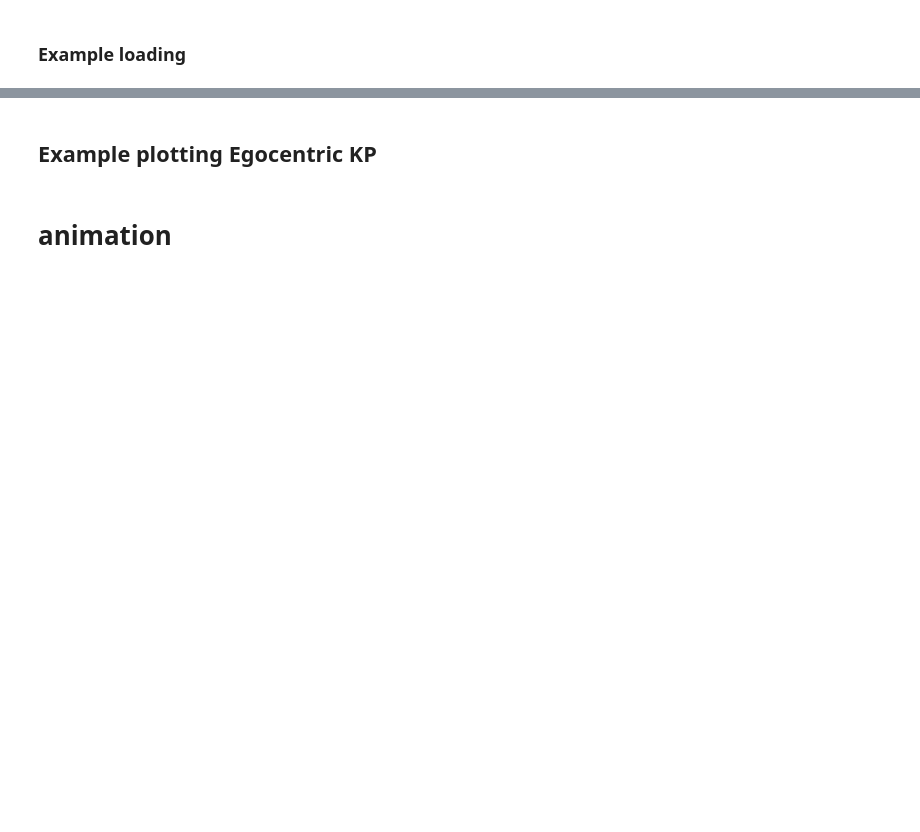
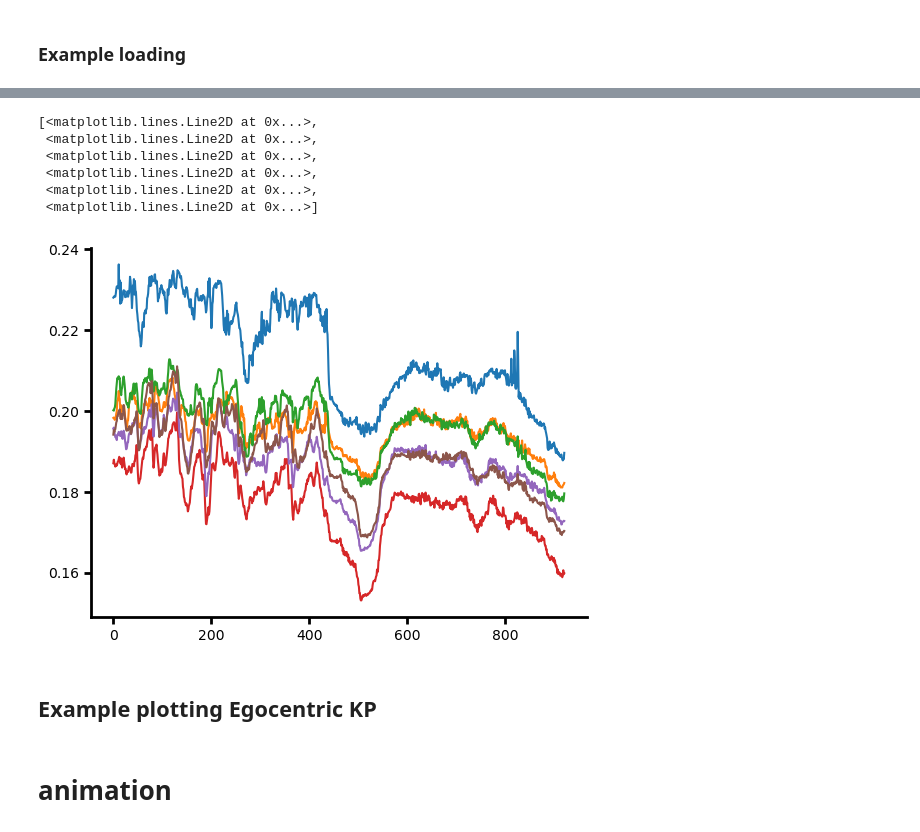
Before and after one commit to elliottabe/3d_tracking_dataset, a Jupyter notebook: notebooks/Courtship_viz.ipynb, the cells around one changed output, grey strips where cells are left out. Drawn from its saved outputs; the diff is of its cells as text; code cells hidden in the pictures; blank space fills up the shorter version.

Commit message:
update stac pipeline

```diff
--- a/notebooks/Courtship_viz.ipynb
+++ b/notebooks/Courtship_viz.ipynb
@@ -96,2 +175,18 @@ floor_path = project_root / 'assets/fruitfly_v1/floor.xml'
 # %% [markdown]
 ### Example loading
+# %%
+# ── Load STAC output ──────────────────────────────────────────────────────────
+# Works for both individual run files and combined batch files.
+#
+# Individual run (flat format):
+#   .../Predictions_3D_XXXXX/stac/Fruitfly_ik_v1_free_walking.h5
+# Combined batch (nested format):
+#   .../Data_analysis/analysis/ik_output_combined_v1_free_walking.h5
+
+# stac_file_path = '/data2/users/eabe/datasets/Johnson_lab/free_walking/Predictions_3D_20260202-171900/stac/Fruitfly_ik_v1_free_walking.h5'
+stac_file_path = stac_path  # path derived from cfg above
+
+
+stac_data = ioh5.load(stac_file_path, enable_jax=True)
+print(f"Loaded: {stac_file_path}")
+print(f"Top-level keys: {list(stac_data.keys())[:12]}")
@@ -124,2 +244,0 @@ floor_path = project_root / 'assets/fruitfly_v1/floor.xml'
-# %%
-stac_data = ioh5.load(data_path.parent/f'ik_output_0.h5', enable_jax=True)
@@ -201,3 +360,15 @@ Array([ 2.26043963e+00,  2.02631161e-01,  1.85194805e-01,  1.35248909e-02,
+# %%
+kp_data = stac_data['bout_001']['kp_data'].reshape(stac_data['bout_001']['kp_data'].shape[0], -1, 3)
+# %%
+plt.plot(kp_data[:, :6,2])
+# %% [output]
+[<matplotlib.lines.Line2D at 0x...>,
+ <matplotlib.lines.Line2D at 0x...>,
+ <matplotlib.lines.Line2D at 0x...>,
+ <matplotlib.lines.Line2D at 0x...>,
+ <matplotlib.lines.Line2D at 0x...>,
+ <matplotlib.lines.Line2D at 0x...>]
+[figure, added]
 # %% [markdown]
 ## Example plotting Egocentric KP
 # %%
```
Also changed, not shown: parts of 18 cells of this notebook, 6 other files.
